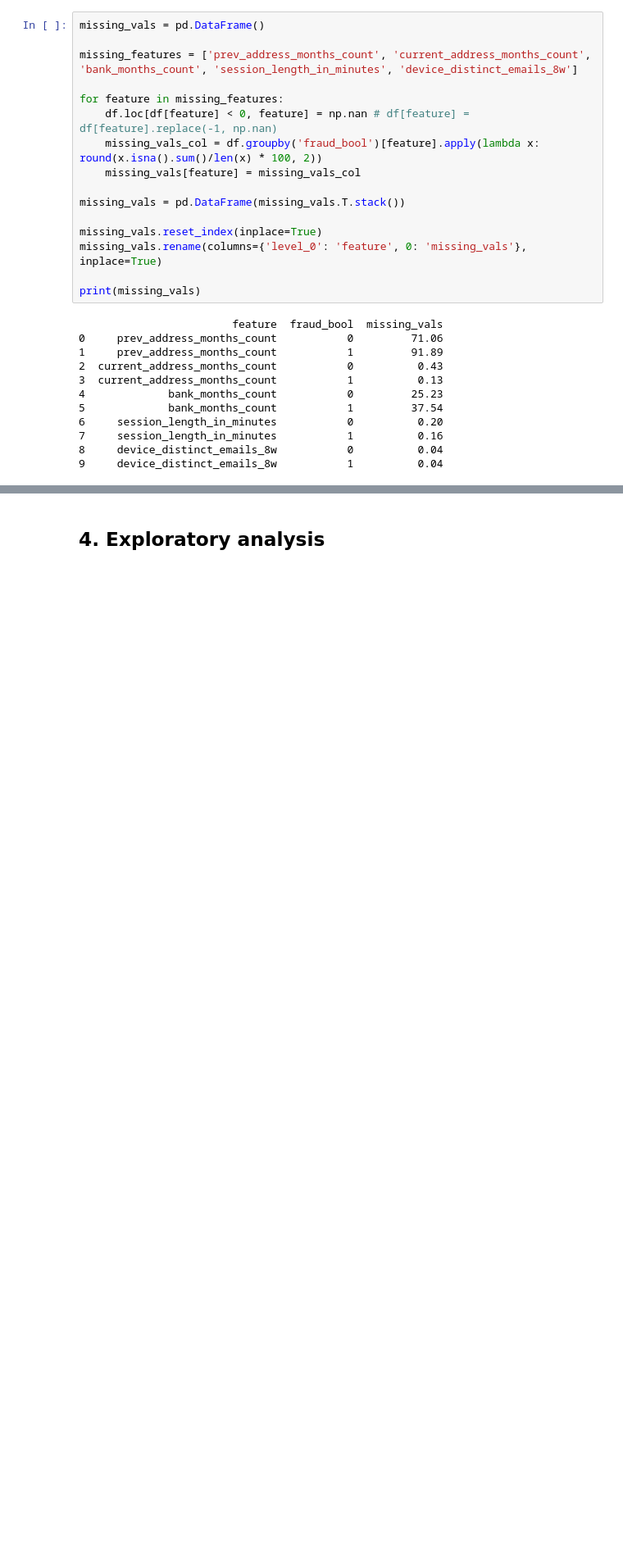
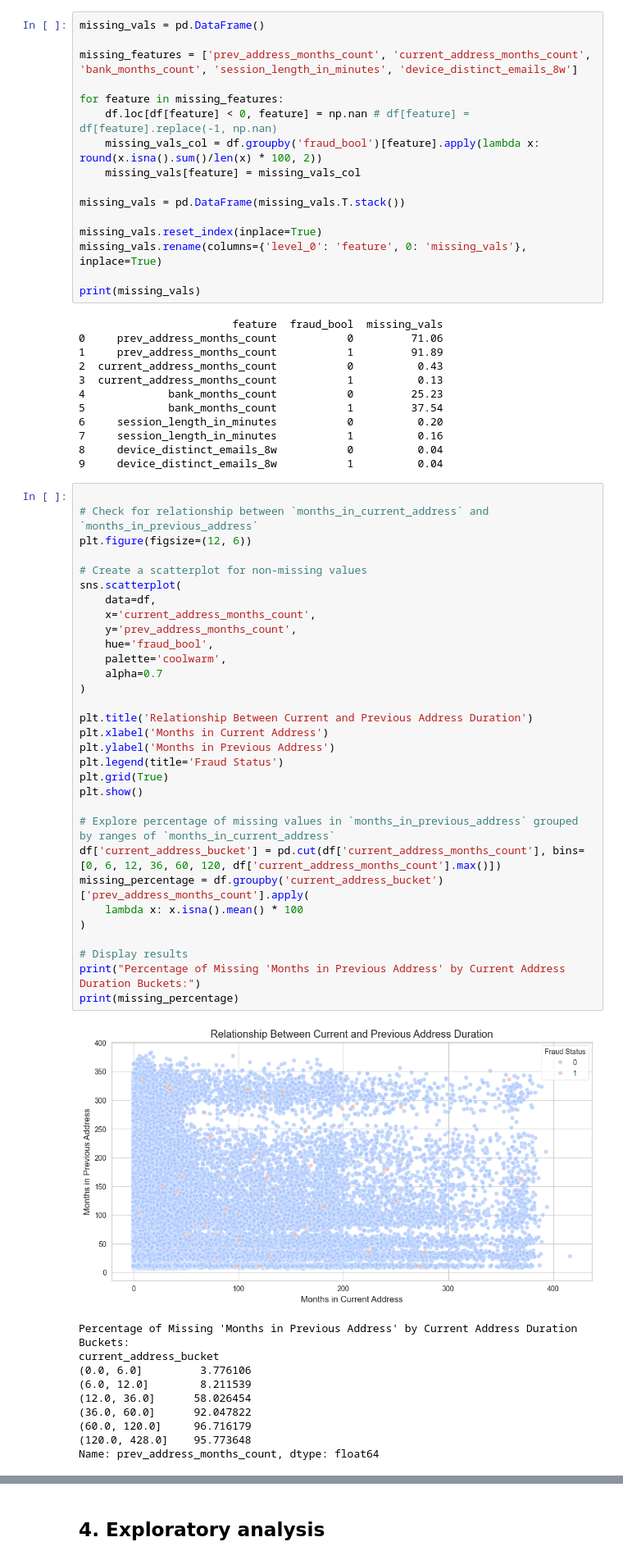
Before and after one commit to czy123czy321/Bank-account-fraud, a Jupyter notebook: code/eda.ipynb, the cells around one changed output, grey strips where cells are left out. Shown at 82% size. Saved outputs shown, nothing was run; the diff lists cells and outputs as text; blank space fills up the shorter version.

```diff
--- a/code/eda.ipynb
+++ b/code/eda.ipynb
@@ -252,3 +252,45 @@ print(missing_vals)
 7     session_length_in_minutes           1          0.16
 8     device_distinct_emails_8w           0          0.04
 9     device_distinct_emails_8w           1          0.04
+# %%
+
+# Check for relationship between `months_in_current_address` and `months_in_previous_address`
+plt.figure(figsize=(12, 6))
+
+# Create a scatterplot for non-missing values
+sns.scatterplot(
+    data=df,
+    x='current_address_months_count',
+    y='prev_address_months_count',
+    hue='fraud_bool',
+    palette='coolwarm',
+    alpha=0.7
+)
+
+plt.title('Relationship Between Current and Previous Address Duration')
+plt.xlabel('Months in Current Address')
+plt.ylabel('Months in Previous Address')
+plt.legend(title='Fraud Status')
+plt.grid(True)
+plt.show()
+
+# Explore percentage of missing values in `months_in_previous_address` grouped by ranges of `months_in_current_address`
+df['current_address_bucket'] = pd.cut(df['current_address_months_count'], bins=[0, 6, 12, 36, 60, 120, df['current_address_months_count'].max()])
+missing_percentage = df.groupby('current_address_bucket')['prev_address_months_count'].apply(
+    lambda x: x.isna().mean() * 100
+)
+
+# Display results
+print("Percentage of Missing 'Months in Previous Address' by Current Address Duration Buckets:")
+print(missing_percentage)
+# %% [output]
+[figure, added]
+Percentage of Missing 'Months in Previous Address' by Current Address Duration Buckets:
+current_address_bucket
+(0.0, 6.0]         3.776106
+(6.0, 12.0]        8.211539
+(12.0, 36.0]      58.026454
+(36.0, 60.0]      92.047822
+(60.0, 120.0]     96.716179
+(120.0, 428.0]    95.773648
+Name: prev_address_months_count, dtype: float64
```
Also changed, not shown: parts of 4 cells of this notebook, 10 other files.
